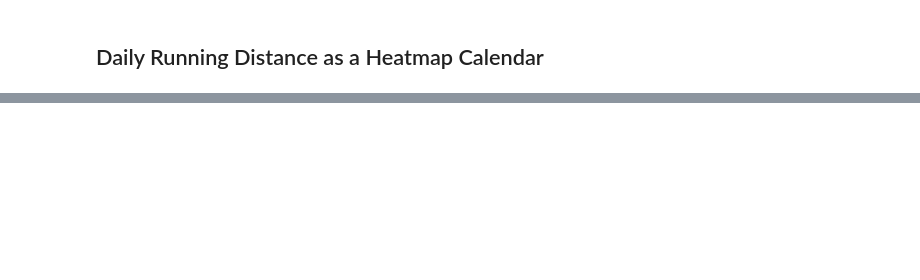
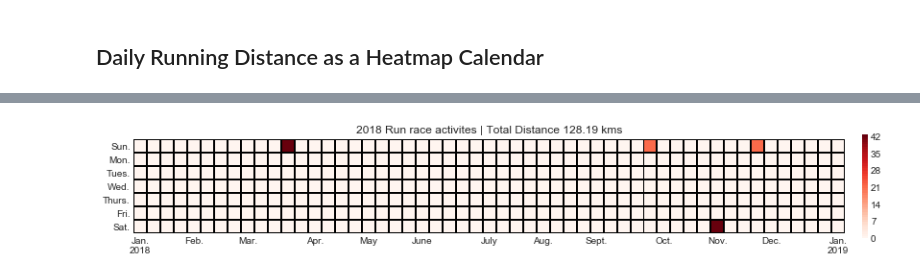
Before and after one commit to markwk/qs_ledger, a Jupyter notebook: strava/strava_data_analysis.ipynb, the cells around one changed output, grey strips where cells are left out. Drawn from its saved outputs; the diff is of its cells as text; code cells hidden in the pictures; blank space fills up the shorter version.

```diff
--- a/strava/strava_data_analysis.ipynb
+++ b/strava/strava_data_analysis.ipynb
@@ -278,0 +372,4 @@ year_heat_chart(year=2018, workout_type='Run')
+# %%
+year_heat_chart(year=target_year, workout_type=target_type, type='race')
+# %% [output]
+[figure, added]
```
Also changed, not shown: parts of 18 cells of this notebook, 1 other file.
